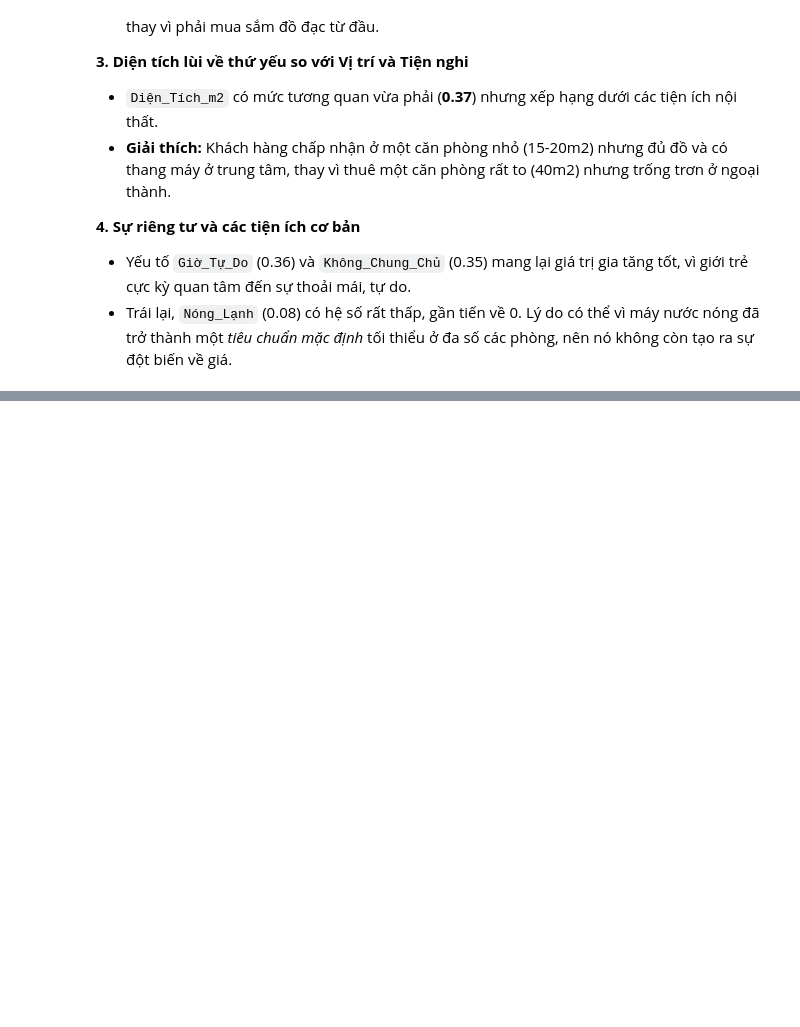
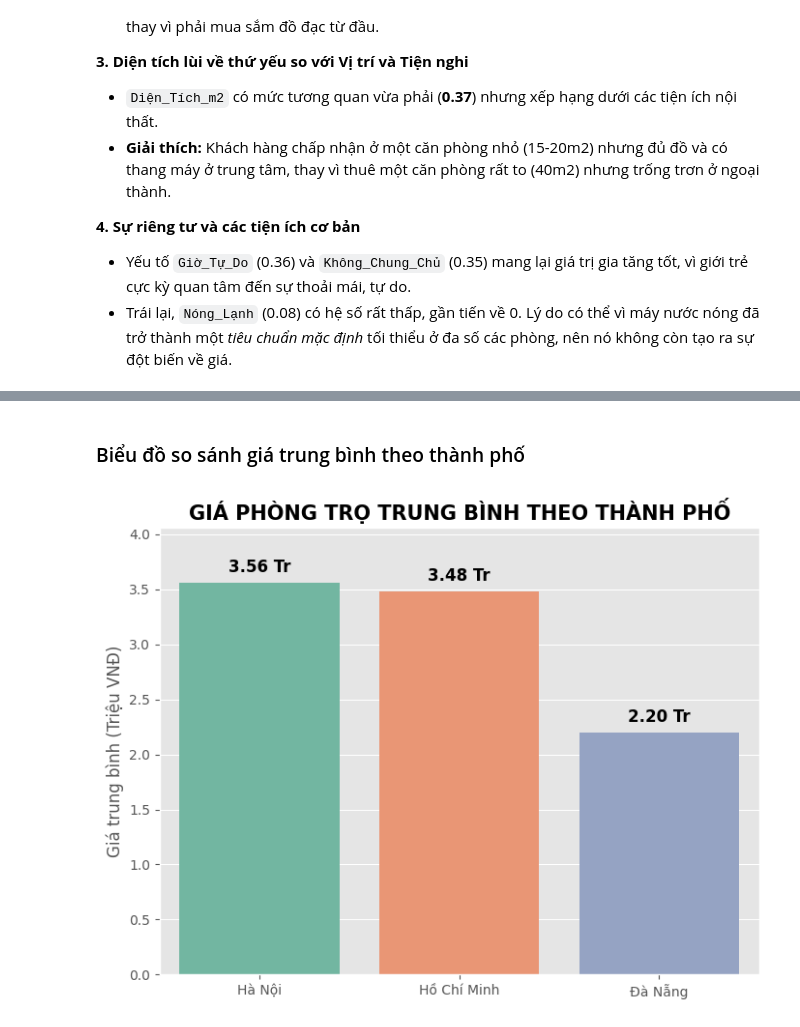
Before and after one commit to hnagnurtme/Roomalyzer, a Jupyter notebook: src/phongtro_data_analysis.ipynb, the cells around one changed output, grey strips where cells are left out. Cells and saved outputs as stored; diff of their text form; code cells hidden in the pictures; blank space fills up the shorter version.

```diff
--- a/src/phongtro_data_analysis.ipynb
+++ b/src/phongtro_data_analysis.ipynb
@@ -695,0 +760,26 @@ Bảng xếp hạng các yếu tố ảnh hưởng đến giá cho thuê phòng:
+# %% [markdown]
+### Biểu đồ so sánh giá trung bình theo thành phố
+# %%
+import matplotlib.pyplot as plt
+import seaborn as sns
+
+# Tính giá trung bình
+city_avg = df_clean.groupby('Thành_Phố')['Giá_Cho_Thuê'].mean().sort_values(ascending=False).reset_index()
+
+plt.figure(figsize=(8, 6))
+ax = sns.barplot(data=city_avg, x='Thành_Phố', y='Giá_Cho_Thuê', palette='Set2')
+
+plt.title('GIÁ PHÒNG TRỌ TRUNG BÌNH THEO THÀNH PHỐ', fontsize=15, fontweight='bold')
+plt.ylabel('Giá trung bình (Triệu VNĐ)', fontsize=12)
+plt.xlabel('')
+
+# Ghi số liệu lên đỉnh từng cột
+for p in ax.patches:
+    ax.annotate(f"{p.get_height():.2f} Tr",
+                (p.get_x() + p.get_width() / 2., p.get_height()),
+                ha='center', va='bottom', fontsize=12, fontweight='bold', color='black', xytext=(0, 5), textcoords='offset points')
+
+plt.ylim(0, city_avg['Giá_Cho_Thuê'].max() + 0.5)
+plt.show()
+# %% [output]
+[figure, added]
```
Also changed, not shown: parts of 20 cells of this notebook.
